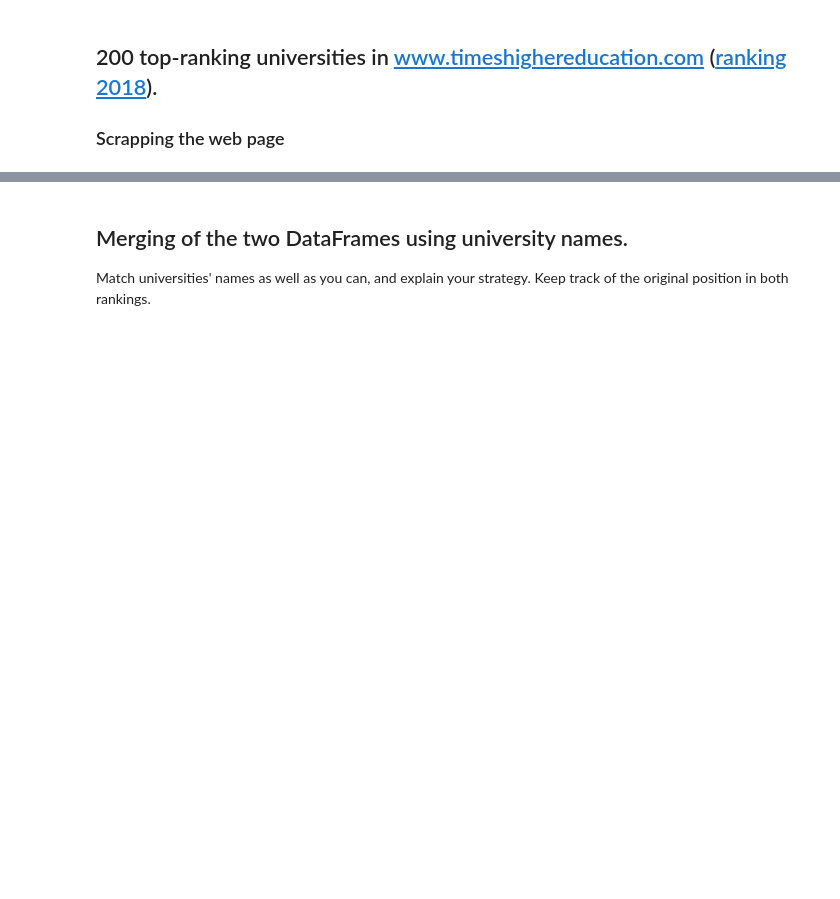
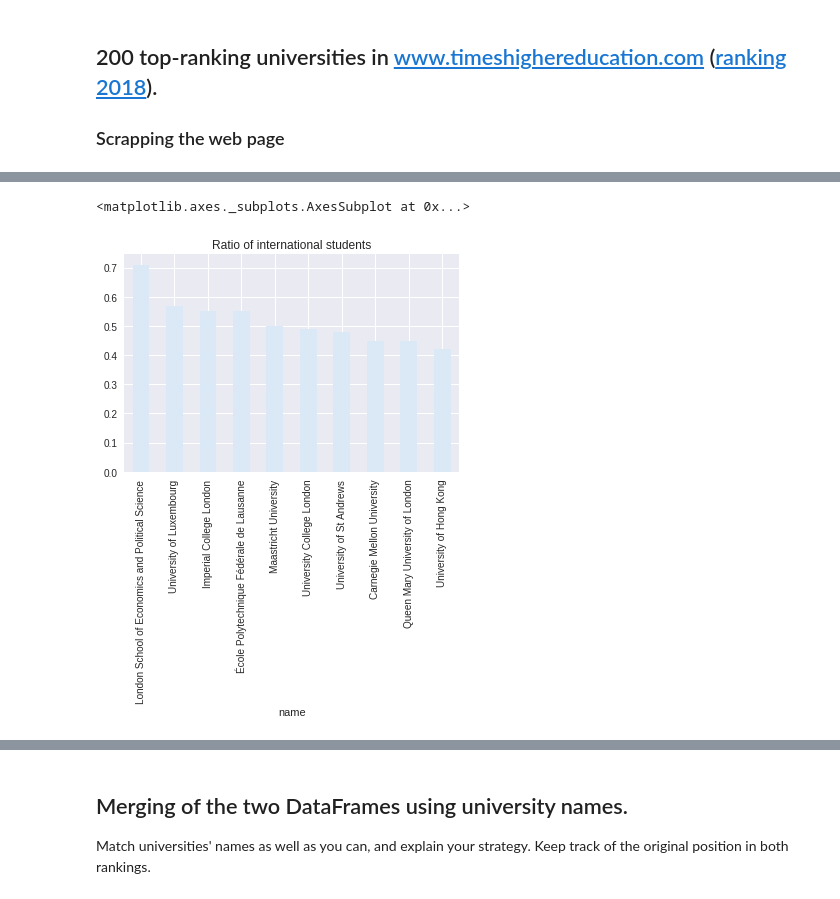
Before and after one commit to sbeuret/ADAProject_Bacsa_Beuret_Santarelli, a Jupyter notebook: 02 - Data from the Web/Homework 2.ipynb, the cells around one changed output, grey strips where cells are left out. Saved outputs shown, nothing was run; the diff lists cells and outputs as text; code cells hidden in the pictures; blank space fills up the shorter version.

```diff
--- a/02 - Data from the Web/Homework 2.ipynb
+++ b/02 - Data from the Web/Homework 2.ipynb
@@ -292,0 +340,5 @@ df_time.sort_values('(Times) international students/ total students',ascending=F
+# %%
+df_plot.sort_values('(Times) international students/ total students',ascending=False)['(Times) international students/ total students'].head(10).plot(kind='bar', title='Ratio of international students')
+# %% [output]
+<matplotlib.axes._subplots.AxesSubplot at 0x...>
+[figure, added]
```
Also changed, not shown: parts of 38 cells of this notebook.
